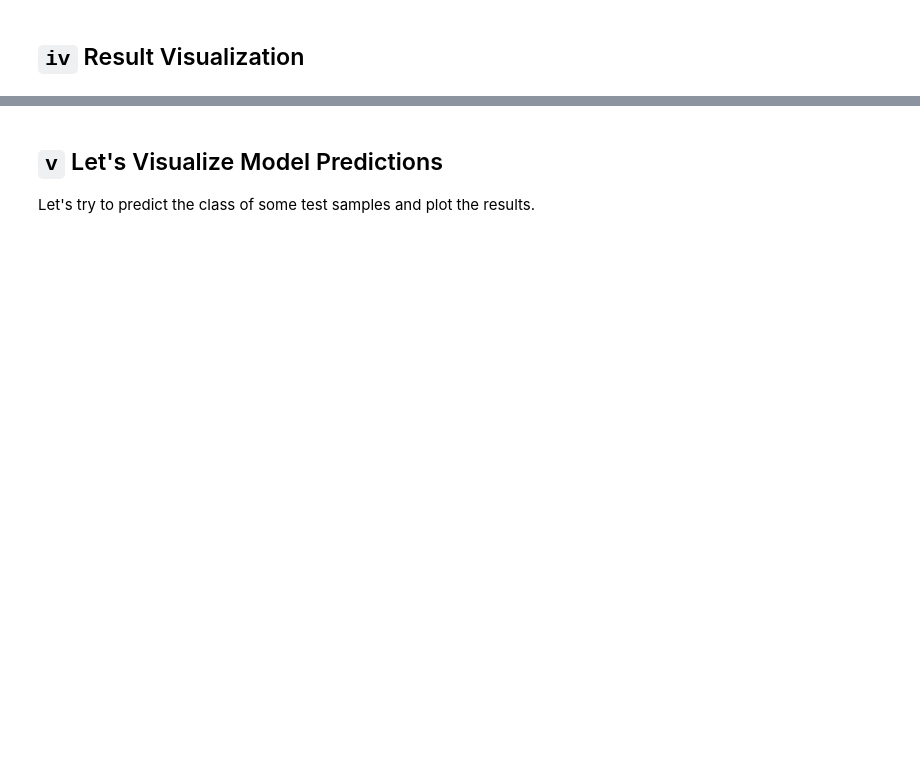
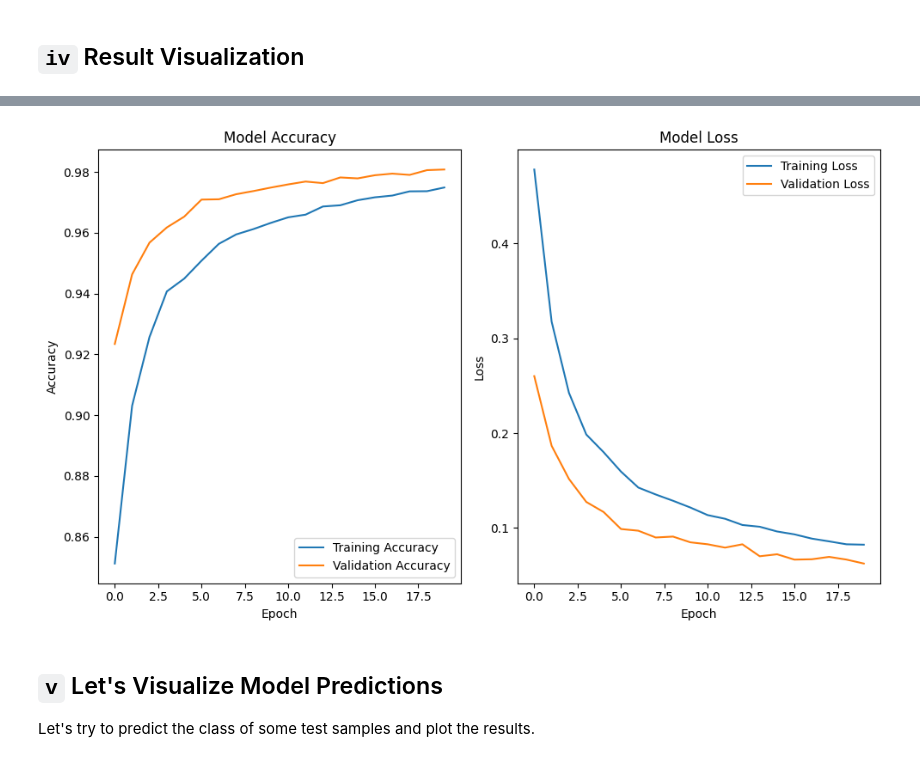
Before and after one commit to IsraaAbdelghany9/Deep_Learning_projects, a Jupyter notebook: MNIST_LSTM/MNIST_LSTM.ipynb, the cells around one changed output, grey strips where cells are left out. Saved outputs shown, nothing was run; the diff lists cells and outputs as text; code cells hidden in the pictures; blank space fills up the shorter version.

Commit message:
LSTM Done

```diff
--- a/MNIST_LSTM/MNIST_LSTM.ipynb
+++ b/MNIST_LSTM/MNIST_LSTM.ipynb
@@ -38,2 +93,8 @@ EPOCHS      =
 # %% [markdown]
 ## `i` Model Design
+# %%
+model = Sequential()
+model.add(LSTM(32, input_shape=(28, 28), recurrent_dropout=0.15))
+model.add(Dense(10, activation='softmax'))
+
+model.summary()
@@ -60,0 +116,5 @@ Epoch 50/50
+# %%
+model.compile(loss='categorical_crossentropy', optimizer='adam', metrics=['accuracy'])
+# %%
+# fit the model
+history = model.fit(X_train, y_train, batch_size=BATCH_SIZE, epochs=EPOCHS, verbose=1, validation_split=0.2)
@@ -69,3 +152,29 @@ Epoch 50/50
+# %%
+# Plot the training and validation accuracy and loss
+plt.figure(figsize=(10, 6))
+
+# Plot accuracy
+plt.subplot(1, 2, 1)
+plt.plot(history.history['accuracy'], label='Training Accuracy')
+plt.plot(history.history['val_accuracy'], label='Validation Accuracy')
+plt.title('Model Accuracy')
+plt.ylabel('Accuracy')
+plt.xlabel('Epoch')
+plt.legend()
+
+# Plot loss
+plt.subplot(1, 2, 2)
+plt.plot(history.history['loss'], label='Training Loss')
+plt.plot(history.history['val_loss'], label='Validation Loss')
+plt.title('Model Loss')
+plt.ylabel('Loss')
+plt.xlabel('Epoch')
+plt.legend()
+
+plt.tight_layout()
+plt.show()
+# %% [output]
+[figure, added]
 # %% [markdown]
 ## `v` Let's Visualize Model Predictions
 
```
Also changed, not shown: parts of 22 cells of this notebook.
